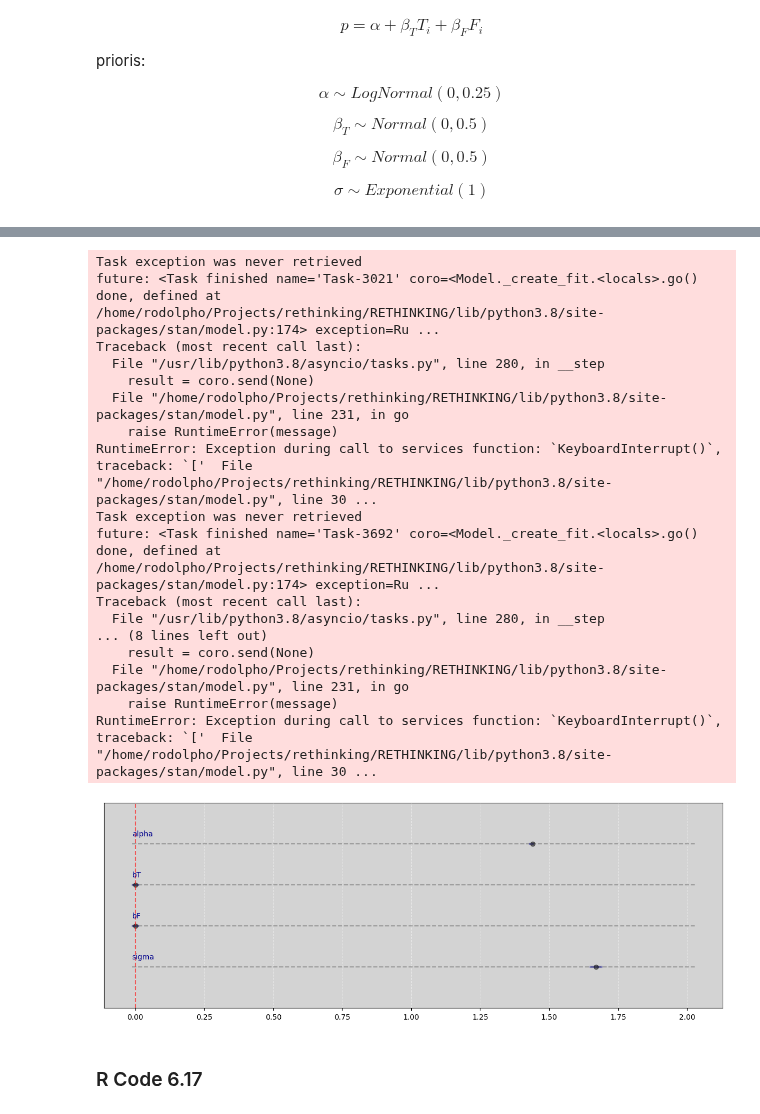
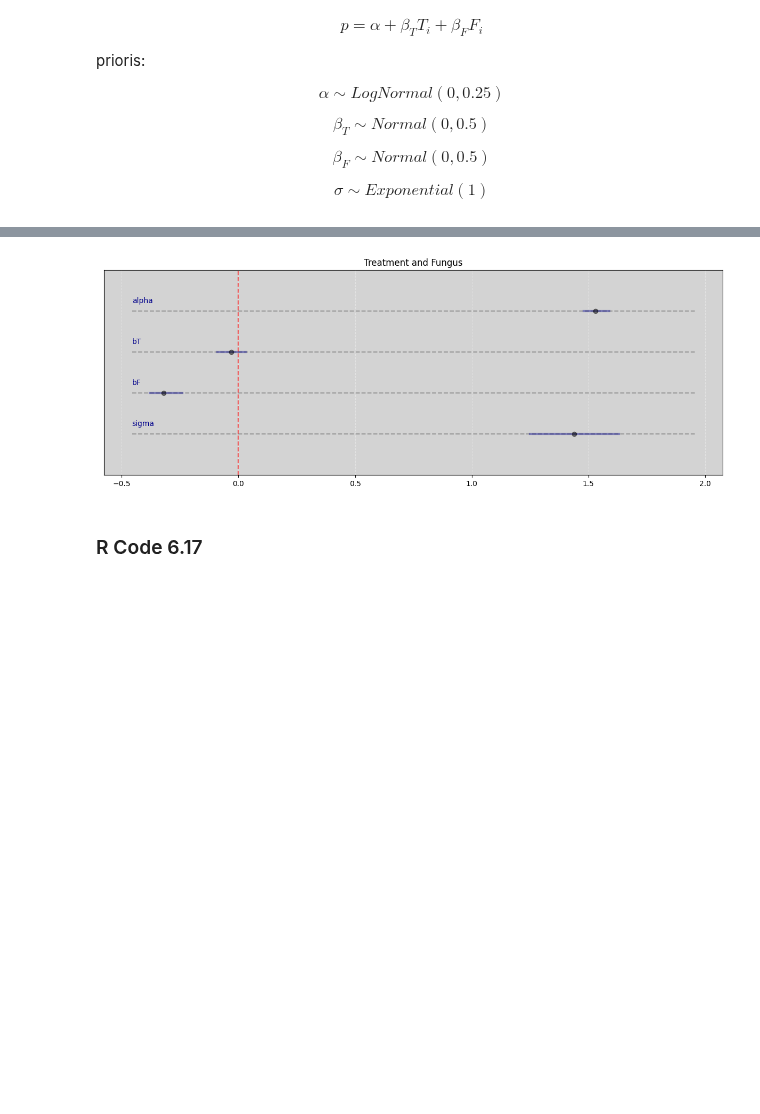
Before and after one commit to rodolphomacedo/statistical_rethinking_pt_BR, a Jupyter notebook: parte_6.ipynb, the cells around one changed output, grey strips where cells are left out. Cells and saved outputs as stored; diff of their text form; code cells hidden in the pictures; blank space fills up the shorter version.

Commit message:
update: Finish the Post-Treatment Bias - Cap 6

```diff
--- a/parte_6.ipynb
+++ b/parte_6.ipynb
@@ -735,6 +743,26 @@ $$ \beta_F \sim Normal(0, 0.5) $$
 
 $$ \sigma \sim Exponential(1) $$
 # %%
+"""
+To mu definition below
+----------------------
+
+vector[N] a;
+vector[N] b;
+vector[N] c;
+
+These operation:
+c = a .* b;
+
+Is the same operation:
+for (n in 1:N) {
+  c[n] = a[n] * b[n];
+}
+
+Reference:
+https://mc-stan.org/docs/reference-manual/arithmetic-expressions.html
+"""
+
 model = """
     data {
         int N;
@@ -745,21 +773,27 @@ model = """
     }
 
     parameters {
-        real<lower=0> alpha;
+        real alpha;
         real bT;
         real bF;
         real<lower=0> sigma;
     }
 
     model {
-        alpha ~ lognormal(0, 0.2);
+        vector[N] mu;
+        vector[N] p;
+
+        p = alpha + bT * T + bF * F;
+        mu = h0 .* p;
+
+        // likelihood
+        h1 ~ normal(mu, sigma);
+
+        // prioris
+        alpha ~ lognormal(0, 0.25);
         bT ~ normal(0, 0.5);
         bF ~ normal(0, 0.5);
         sigma ~ exponential(1);
-
-        for (n in 1:N){
-            h1[n] ~ normal((alpha + bF*F + bT*T) * h0[n], sigma);
-        }
     }
 """
 
@@ -807,24 +836,7 @@ Vide.summary(samples)
 # %%
-Vide.plot_forest(samples)
+Vide.plot_forest(samples, title='Treatment and Fungus')
 # %% [output]
-Task exception was never retrieved
-future: <Task finished name='Task-3021' coro=<Model._create_fit.<locals>.go() done, defined at /home/rodolpho/Projects/rethinking/RETHINKING/lib/python3.8/site-packages/stan/model.py:174> exception=Ru ...
-Traceback (most recent call last):
-  File "/usr/lib/python3.8/asyncio/tasks.py", line 280, in __step
-    result = coro.send(None)
-  File "/home/rodolpho/Projects/rethinking/RETHINKING/lib/python3.8/site-packages/stan/model.py", line 231, in go
-    raise RuntimeError(message)
-RuntimeError: Exception during call to services function: `KeyboardInterrupt()`, traceback: `['  File "/home/rodolpho/Projects/rethinking/RETHINKING/lib/python3.8/site-packages/stan/model.py", line 30 ...
-Task exception was never retrieved
-future: <Task finished name='Task-3692' coro=<Model._create_fit.<locals>.go() done, defined at /home/rodolpho/Projects/rethinking/RETHINKING/lib/python3.8/site-packages/stan/model.py:174> exception=Ru ...
-Traceback (most recent call last):
-  File "/usr/lib/python3.8/asyncio/tasks.py", line 280, in __step
-... (8 lines left out)
-    result = coro.send(None)
-  File "/home/rodolpho/Projects/rethinking/RETHINKING/lib/python3.8/site-packages/stan/model.py", line 231, in go
-    raise RuntimeError(message)
-RuntimeError: Exception during call to services function: `KeyboardInterrupt()`, traceback: `['  File "/home/rodolpho/Projects/rethinking/RETHINKING/lib/python3.8/site-packages/stan/model.py", line 30 ...
-[figure, old version]
+[figure, new version]
 # %% [markdown]
 ### R Code 6.17
 # %%
```
Also changed, not shown: parts of 40 cells of this notebook.
